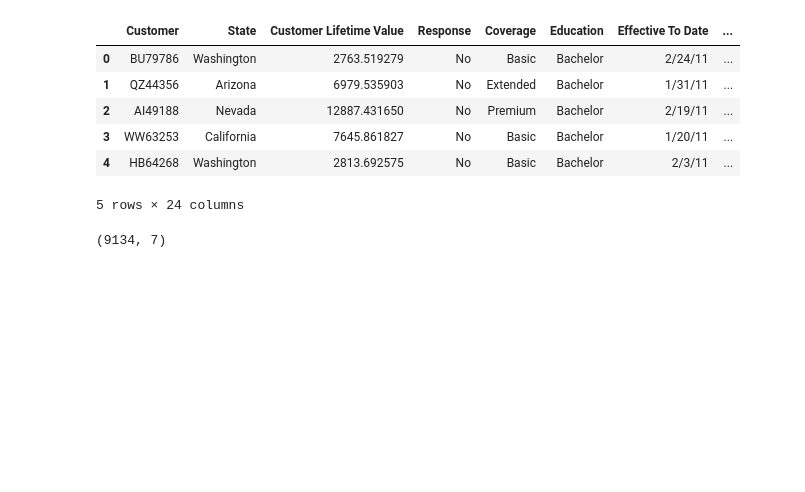
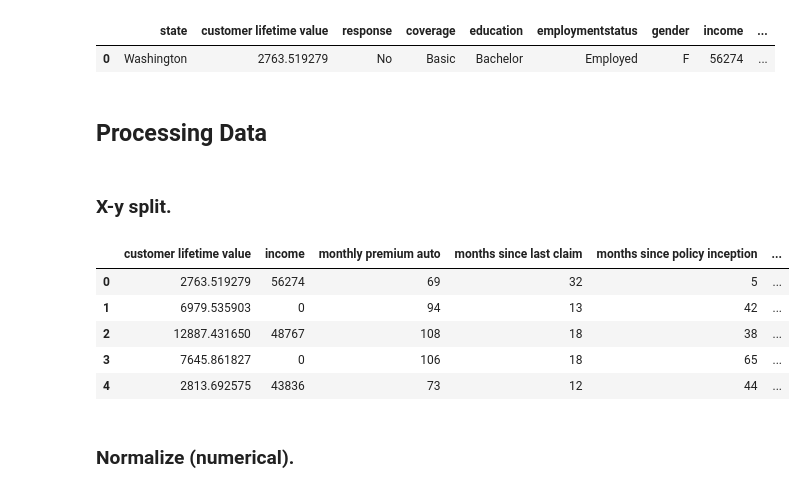
Before and after one commit to jw15667/lab-customer-analysis-round-5, a Jupyter notebook: files_for_lab/csv_files/Lab_CustomerAnalysisRound5.ipynb, the cells around one changed output. Drawn from its saved outputs; the diff is of its cells as text; code cells hidden in the pictures; blank space fills up the shorter version.

```diff
--- a/files_for_lab/csv_files/Lab_CustomerAnalysisRound5.ipynb
+++ b/files_for_lab/csv_files/Lab_CustomerAnalysisRound5.ipynb
@@ -5,0 +5,15 @@ from sklearn.preprocessing import StandardScaler
+# %%
+import pandas as pd
+import numpy as np
+pd.set_option('display.max_columns', None)
+import math
+import warnings
+warnings.filterwarnings('ignore')
+from sklearn import linear_model
+from sklearn.metrics import mean_squared_error, r2_score
+from sklearn.model_selection import train_test_split
+from sklearn.metrics import mean_absolute_error
+import matplotlib.pyplot as plt
+import seaborn as sns
+
+%matplotlib inline
@@ -7,0 +26,7 @@ data = pd.read_csv('marketing_customer_analysis.csv')
+# %%
+cols = []
+for i in range(len(data.columns)):
+    cols.append(data.columns[i].lower())
+data.columns = cols
+cleaned_data = data.drop(['customer', 'effective to date'], axis=1)
+# cleaned_data = cleaned_data['effective to date'].astype('datetime64[ns]')
@@ -8,10 +52,29 @@ data = pd.read_csv('marketing_customer_analysis.csv')
+# %%
+cleaned_data.columns
+cleaned_data.shape
+cleaned_data.head(1)
+# %% [output]
+|  | state | customer lifetime value | response | coverage | education | employmentstatus | gender | income | ... |
+| 0 | Washington | 2763.519279 | No | Basic | Bachelor | Employed | F | 56274 | ... |
+# %% [markdown]
+## Processing Data
+# %% [markdown]
+### X-y split.
+# %%
+# Variable to predict
+Y = cleaned_data['customer lifetime value']
+# Save the new dropped data
+data = cleaned_data.drop(['customer lifetime value'], axis=1)
+
+#Split Categorical and Numerical
+X_num = cleaned_data.select_dtypes(include = np.number)
+X_cat = cleaned_data.select_dtypes(include = np.object)
 # %%
-data.head()
+X_num.head()
 # %% [output]
-|  | Customer | State | Customer Lifetime Value | Response | Coverage | Education | Effective To Date | ... |
-| 0 | BU79786 | Washington | 2763.519279 | No | Basic | Bachelor | 2/24/11 | ... |
-| 1 | QZ44356 | Arizona | 6979.535903 | No | Extended | Bachelor | 1/31/11 | ... |
-| 2 | AI49188 | Nevada | 12887.431650 | No | Premium | Bachelor | 2/19/11 | ... |
-| 3 | WW63253 | California | 7645.861827 | No | Basic | Bachelor | 1/20/11 | ... |
-| 4 | HB64268 | Washington | 2813.692575 | No | Basic | Bachelor | 2/3/11 | ... |
+|  | customer lifetime value | income | monthly premium auto | months since last claim | months since policy inception | ... |
+| 0 | 2763.519279 | 56274 | 69 | 32 | 5 | ... |
+| 1 | 6979.535903 | 0 | 94 | 13 | 42 | ... |
+| 2 | 12887.431650 | 48767 | 108 | 18 | 38 | ... |
+| 3 | 7645.861827 | 0 | 106 | 18 | 65 | ... |
+| 4 | 2813.692575 | 43836 | 73 | 12 | 44 | ... |
-5 rows × 24 columns
@@ -23,6 +81,2 @@ X_cat = data.select_dtypes(include = np.object)
-# %%
-transformer = Normalizer().fit(X_num)
-x_normalized = transformer.transform(X_num)
-print(x_normalized.shape)
-# %% [output]
-(9134, 7)
+# %% [markdown]
+### Normalize (numerical).
```
Also changed, not shown: parts of 46 cells of this notebook.
